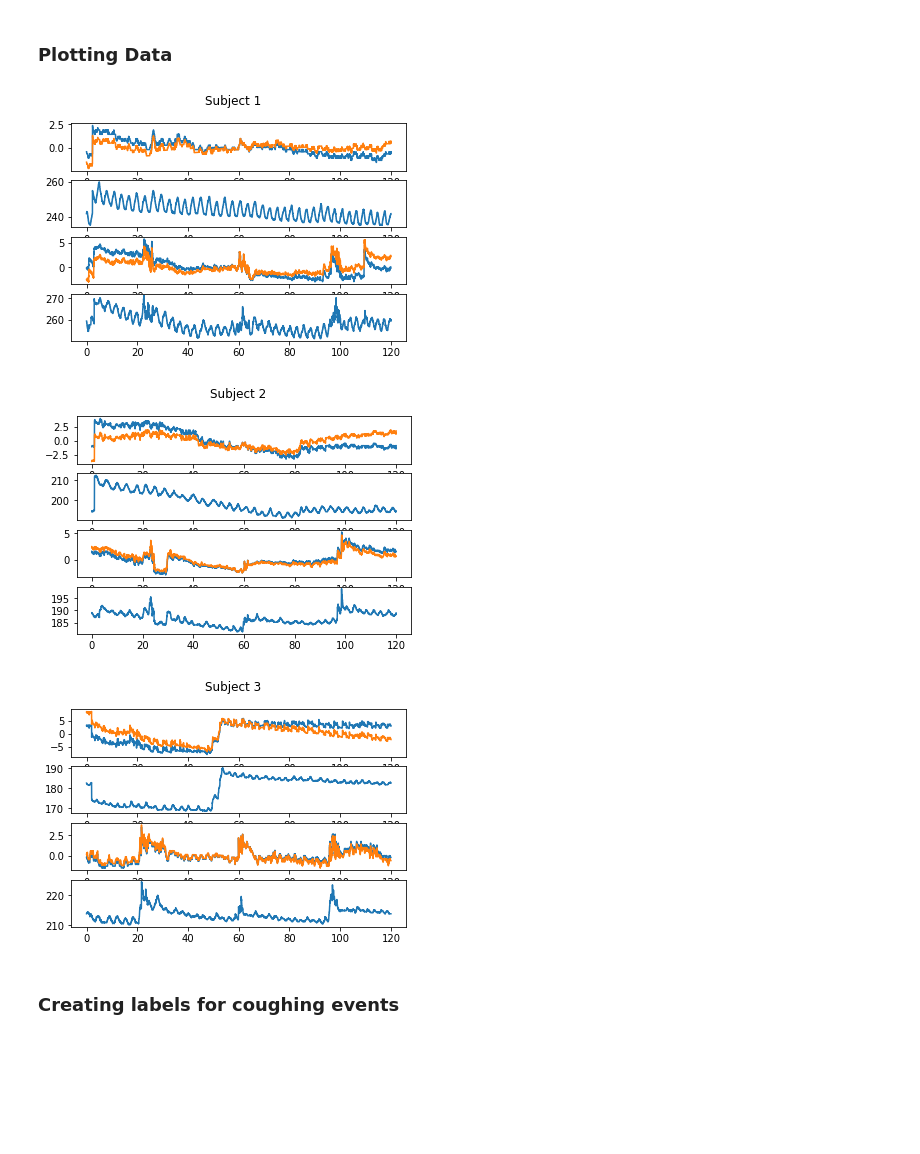
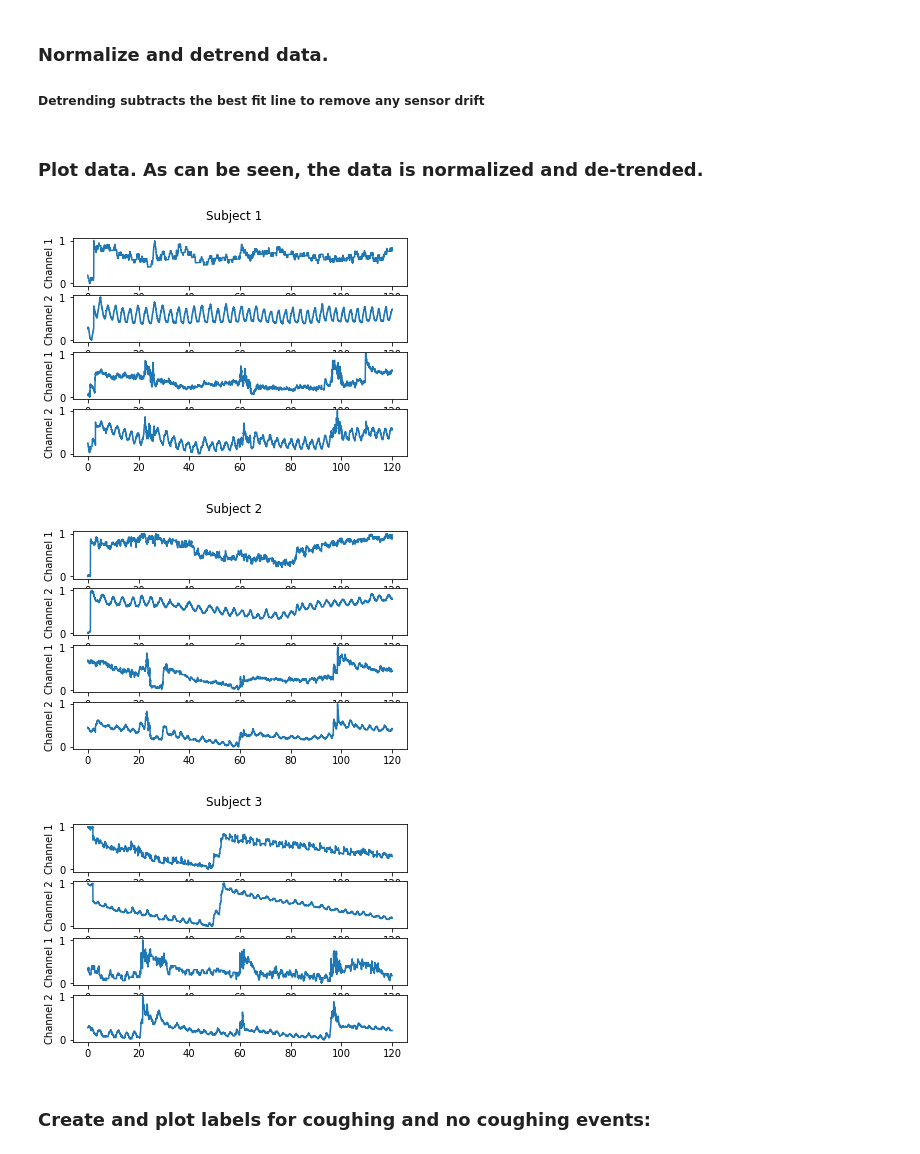
Before and after one commit to felixmri/smart_shirt, a Jupyter notebook: main.ipynb, the cells around one changed output. Saved outputs shown, nothing was run; the diff lists cells and outputs as text; code cells hidden in the pictures; blank space fills up the shorter version.

```diff
--- a/main.ipynb
+++ b/main.ipynb
@@ -98,41 +213,71 @@ r3_2_ch1_dt = detrend(r3_2_ch1)
 r3_2_ch2 = (-ch2 * 100) / (ch2 - 1)
 # endregion
-# %% [markdown]
-### Plotting Data
+# %% [markdown]
+### Normalize and detrend data.
+##### Detrending subtracts the best fit line to remove any sensor drift
+# %%
+##  region normalize and detrend data:
+r1_1_ch1 = pd.Series(normalize(detrend(r1_1_ch1)))
+r1_1_ch2 = pd.Series(normalize(detrend(r1_1_ch2)))
+r1_2_ch1 = pd.Series(normalize(detrend(r1_2_ch1)))
+r1_2_ch2 = pd.Series(normalize(detrend(r1_2_ch2)))
+
+r2_1_ch1 = pd.Series(normalize(detrend(r2_1_ch1)))
+r2_1_ch2 = pd.Series(normalize(detrend(r2_1_ch2)))
+r2_2_ch1 = pd.Series(normalize(detrend(r2_2_ch1)))
+r2_2_ch2 = pd.Series(normalize(detrend(r2_2_ch2)))
+
+r3_1_ch1 = pd.Series(normalize(detrend(r3_1_ch1)))
+r3_1_ch2 = pd.Series(normalize(detrend(r3_1_ch2)))
+r3_2_ch1 = pd.Series(normalize(detrend(r3_2_ch1)))
+r3_2_ch2 = pd.Series(normalize(detrend(r3_2_ch2)))
+
+# endregion
+# %% [markdown]
+### Plot data. As can be seen, the data is normalized and de-trended.
 # %%
+## region Plot data:
 fig, axs = plt.subplots(4, 1)
 fig.suptitle('Subject 1')
-axs[0].plot(time, r1_1_ch1_sm)
-axs[0].plot(time, r1_1_ch1_dt)
+axs[0].plot(time, r1_1_ch1)
+axs[0].set_ylabel("Channel 1")
 axs[1].plot(time, r1_1_ch2)
-axs[2].plot(time, r1_2_ch1_sm)
-axs[2].plot(time, r1_2_ch1_dt)
+axs[1].set_ylabel("Channel 2")
+axs[2].plot(time, r1_2_ch1)
+axs[2].set_ylabel("Channel 1")
 axs[3].plot(time, r1_2_ch2)
+axs[3].set_ylabel("Channel 2")
 plt.show()
 
 fig, axs = plt.subplots(4, 1)
 fig.suptitle('Subject 2')
-axs[0].plot(time, r2_1_ch1_sm)
-axs[0].plot(time, r2_1_ch1_dt)
+axs[0].plot(time, r2_1_ch1)
+axs[0].set_ylabel("Channel 1")
 axs[1].plot(time, r2_1_ch2)
-axs[2].plot(time, r2_2_ch1_sm)
-axs[2].plot(time, r2_2_ch1_dt)
+axs[1].set_ylabel("Channel 2")
+axs[2].plot(time, r2_2_ch1)
+axs[2].set_ylabel("Channel 1")
 axs[3].plot(time, r2_2_ch2)
+axs[3].set_ylabel("Channel 2")
 plt.show()
 
 fig, axs = plt.subplots(4, 1)
 fig.suptitle('Subject 3')
-axs[0].plot(time, r3_1_ch1_sm)
-axs[0].plot(time, r3_1_ch1_dt)
+axs[0].plot(time, r3_1_ch1)
+axs[0].set_ylabel("Channel 1")
 axs[1].plot(time, r3_1_ch2)
-axs[2].plot(time, r3_2_ch1_sm)
-axs[2].plot(time, r3_2_ch1_dt)
+axs[1].set_ylabel("Channel 2")
+axs[2].plot(time, r3_2_ch1)
+axs[2].set_ylabel("Channel 1")
 axs[3].plot(time, r3_2_ch2)
+axs[3].set_ylabel("Channel 2")
 plt.show()
+
+# endregion
 # %% [output]
-[figure, old version]
+[figure, new version]
-[figure, old version]
+[figure, new version]
-[figure, old version]
+[figure, new version]
 # %% [markdown]
-### Creating labels for coughing events
+### Create and plot labels for coughing and no coughing events:
 # %%
```
Also changed, not shown: parts of 21 cells of this notebook, 2 other files.
